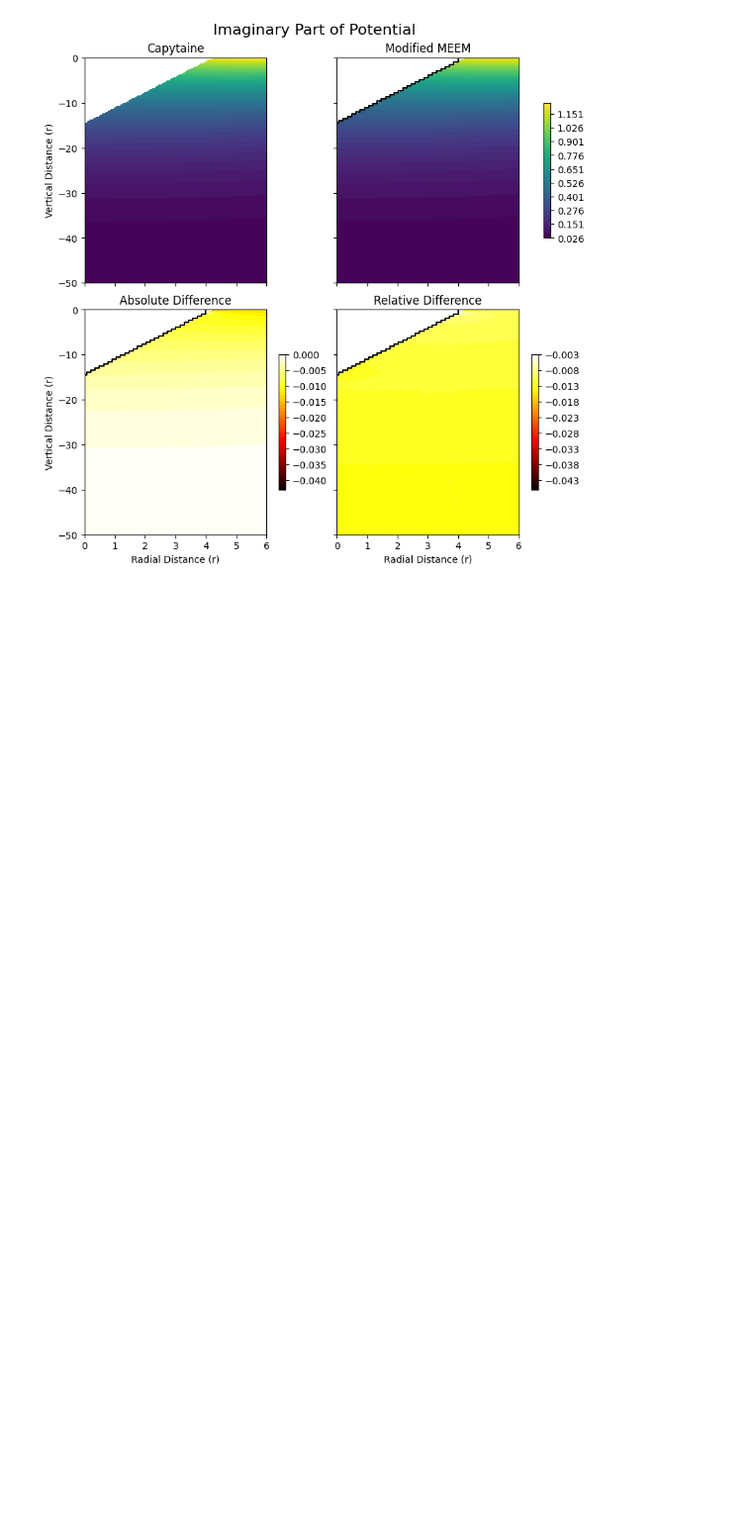
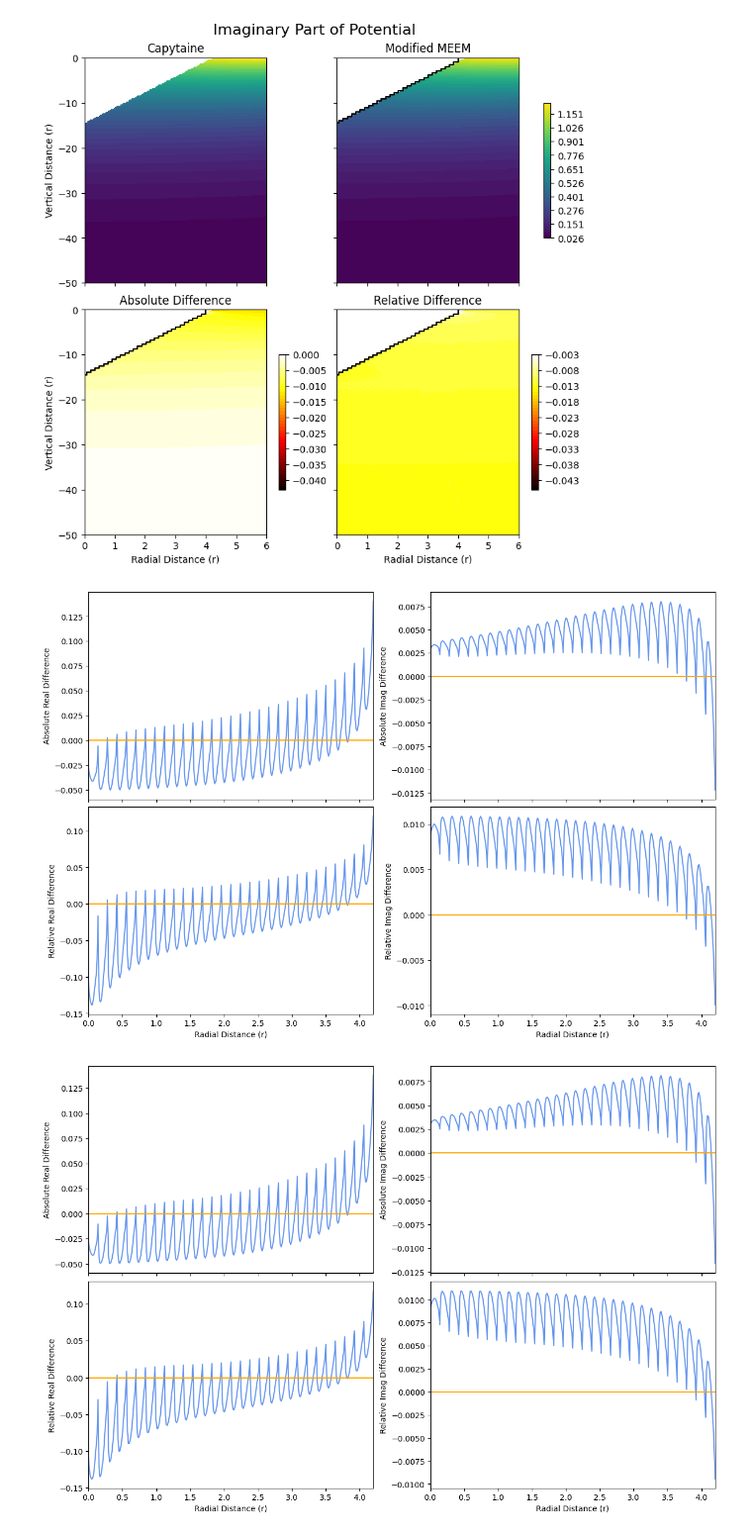
Before and after one commit to symbiotic-engineering/OpenFLASH, a Jupyter notebook: dev/python/slants/a-matrix-b-vector-changes/potential-comparison.ipynb, the cells around one changed output. Shown at 99% size. Cells and saved outputs as stored; diff of their text form; code cells hidden in the pictures; blank space fills up the shorter version.

Commit message:
Plots regular MEEM vs capytaine along cone outline for slant comparison

```diff
--- a/dev/python/slants/a-matrix-b-vector-changes/potential-comparison.ipynb
+++ b/dev/python/slants/a-matrix-b-vector-changes/potential-comparison.ipynb
@@ -2,6 +2,7 @@
 # IMPORT BLOCK
 import numpy as np
 import matplotlib.pyplot as plt
+import pickle
 
 np.set_printoptions(threshold=np.inf, linewidth=np.inf, precision=8, suppress=True)
 from openflash.multi_equations import wavenumber
@@ -17,6 +18,8 @@ condensed_dir = str((HERE / ".." / "..").resolve)
 if condensed_dir not in sys.path:
     sys.path.insert(0, condensed_dir)
 
+data_file = str((HERE / "data" / "potential-data.pkl").resolve())
+
 from capytaine_generator import CapytaineSlantSolver
 from modified_meem import SProblem, solve_modified_problem, slant_approx_vars, update_data_file
 from multi_condensed import Problem
@@ -44,8 +47,18 @@ plot_res_r, plot_res_z = 150, 150
 frame1 = {"r_min" : 0.8, "r_max" :1.16, "z_min" : -12.1, "z_max" : -10.5}
 frame2 = {"r_min" : 0.73, "r_max" :1.09, "z_min" : -12.1, "z_max" : -10.5}
 frame3 = {"r_min" : 0, "r_max" : 6, "z_min" : -50, "z_max" : 0}
+
+stored_data = {}
+
+def open_pkl_file(file):
+  with open(file, "rb") as file:
+    data = pickle.load(file)
+  return data
 # %%
-# Get Capytaine rad_result
+# Get Capytaine rad_result (~ 9 minutes w/o loading)
 css = CapytaineSlantSolver(True, True, True, True, True)
-respack = css.construct_and_solve(a, d_in, d_out, heaving, t_densities, face_units, h, m0, rho, 1, f_densities)
-rad_result = respack[0]
+# respack = css.construct_and_solve(a, d_in, d_out, heaving, t_densities, face_units, h, m0, rho, 1, f_densities)
+# rad_result = respack[0]
+# stored_data["Radiation Result"] = rad_result
+# update_data_file(stored_data, data_file)
+rad_result = open_pkl_file(data_file)["Radiation Result"]
@@ -264,0 +314,13 @@ potential_and_comparison(css, probr2, csr2, frame3, plot_res_r, plot_res_z, cpt3
+# %%
+xp1, csp1, probp1 = solve_regular_MEEM(h, a, d_in, d_out, heaving, m0, rho, subdivisions, 1, NMK = [400, 400])
+# %%
+outline_res = [301]
+outline_rs = np.linspace(0, a[0], outline_res[0])
+outline_zs = np.linspace(-d_in[0]-1e-6, -d_out[0]-1e-6, outline_res[0])
+outline_pts = np.column_stack((outline_rs, outline_zs))
+
+potential_along_outline_comparison(outline_pts, probr1, csr1)
+potential_along_outline_comparison(outline_pts, probp1, csp1)
+# %% [output]
+[figure, added]
+[figure, added]
```
Also changed, not shown: parts of 14 cells of this notebook, 3 other files.
